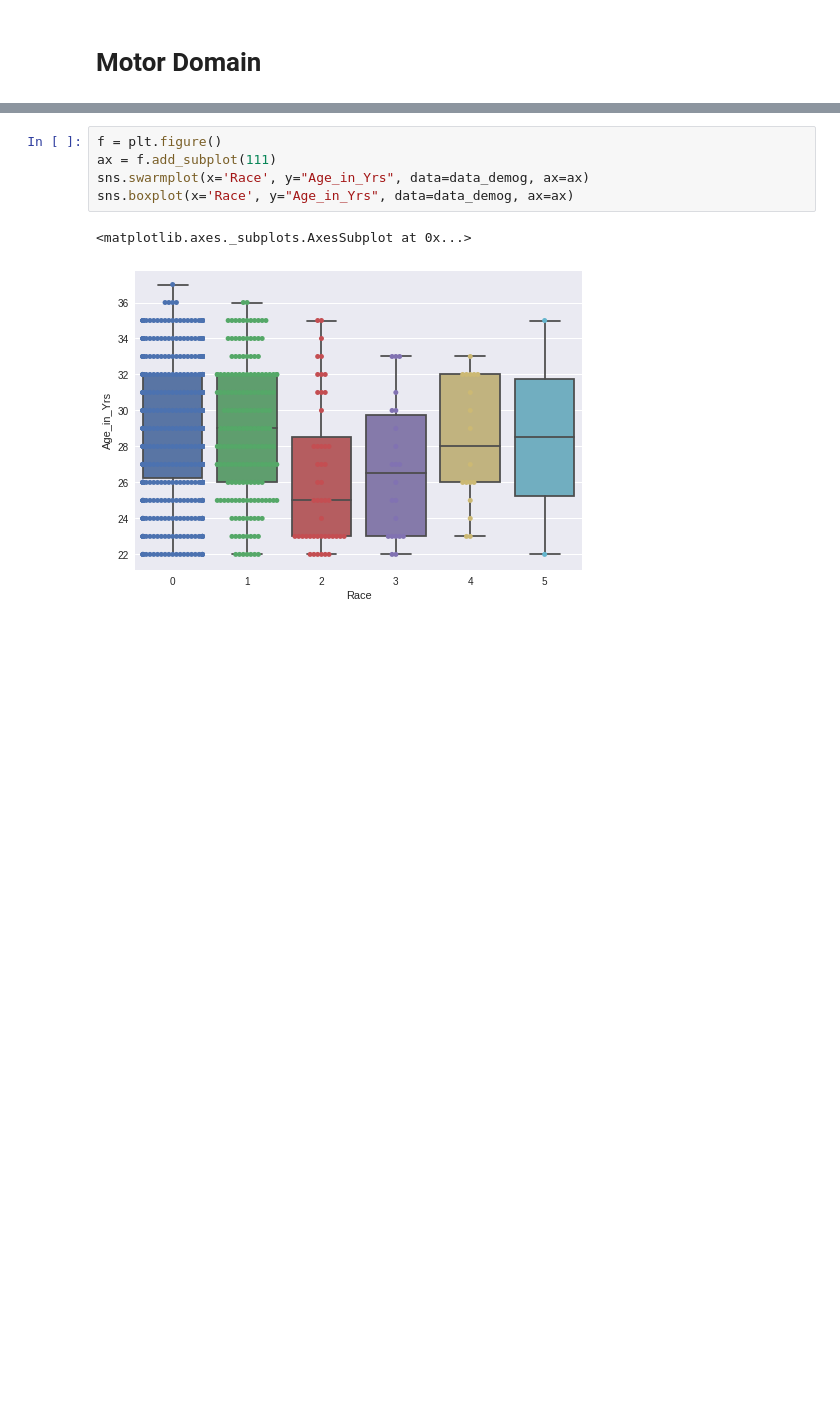
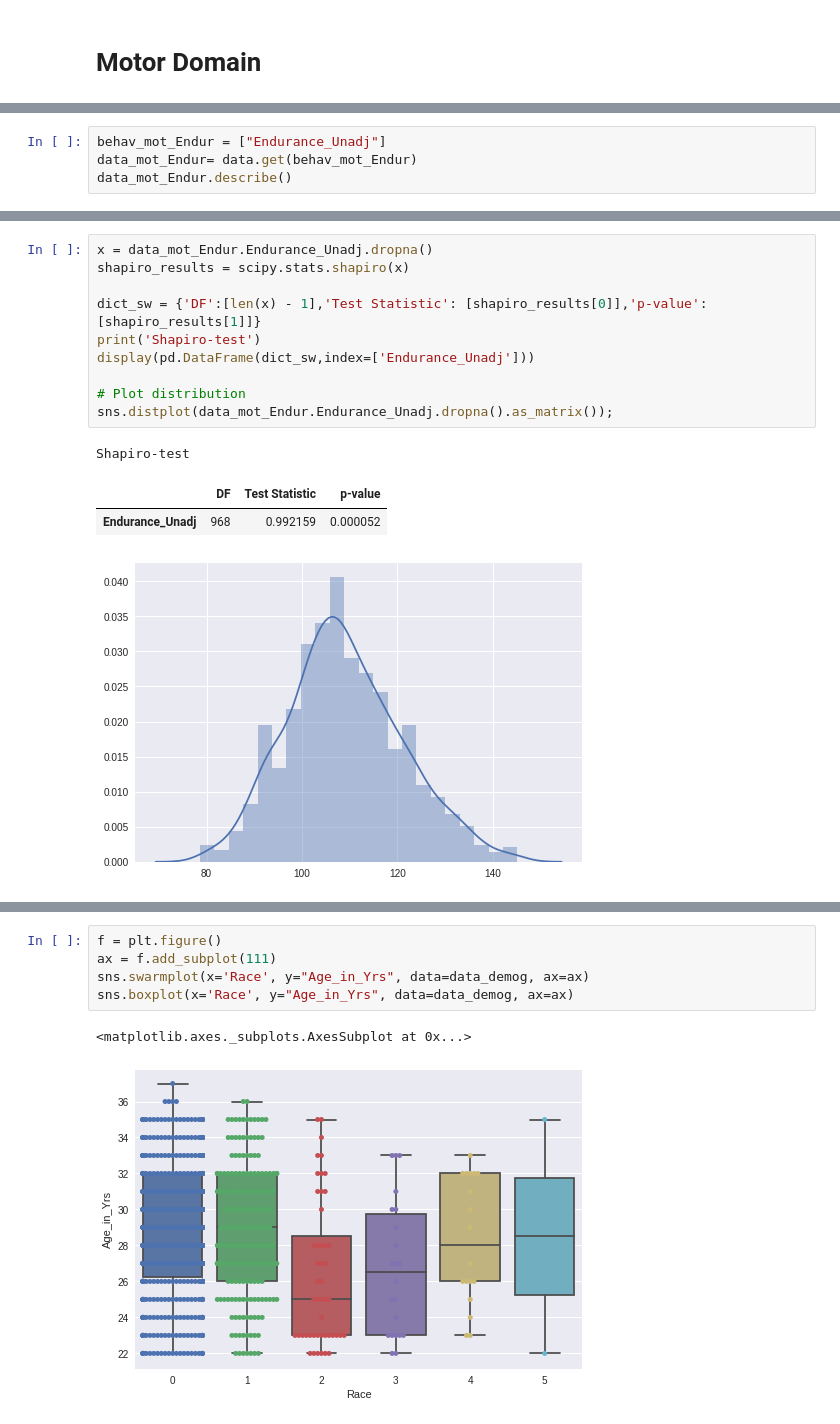
Before and after one commit to SIMEXP/hcp, a Jupyter notebook: HCP_pheno-corr_all.ipynb, the cells around one changed output, grey strips where cells are left out. Saved outputs shown, nothing was run; the diff lists cells and outputs as text; blank space fills up the shorter version.

```diff
--- a/HCP_pheno-corr_all.ipynb
+++ b/HCP_pheno-corr_all.ipynb
@@ -865,0 +905,4 @@ Shapiro-test
+# %%
+behav_mot_Endur = ["Endurance_Unadj"]
+data_mot_Endur= data.get(behav_mot_Endur)
+data_mot_Endur.describe()
@@ -865,0 +919,15 @@ Shapiro-test
+# %%
+x = data_mot_Endur.Endurance_Unadj.dropna()
+shapiro_results = scipy.stats.shapiro(x)
+
+dict_sw = {'DF':[len(x) - 1],'Test Statistic': [shapiro_results[0]],'p-value': [shapiro_results[1]]}
+print('Shapiro-test')
+display(pd.DataFrame(dict_sw,index=['Endurance_Unadj']))
+
+# Plot distribution
+sns.distplot(data_mot_Endur.Endurance_Unadj.dropna().as_matrix());
+# %% [output]
+Shapiro-test
+|  | DF | Test Statistic | p-value |
+| Endurance_Unadj | 968 | 0.992159 | 0.000052 |
+[figure, added]
```
Also changed, not shown: parts of 40 cells of this notebook.
